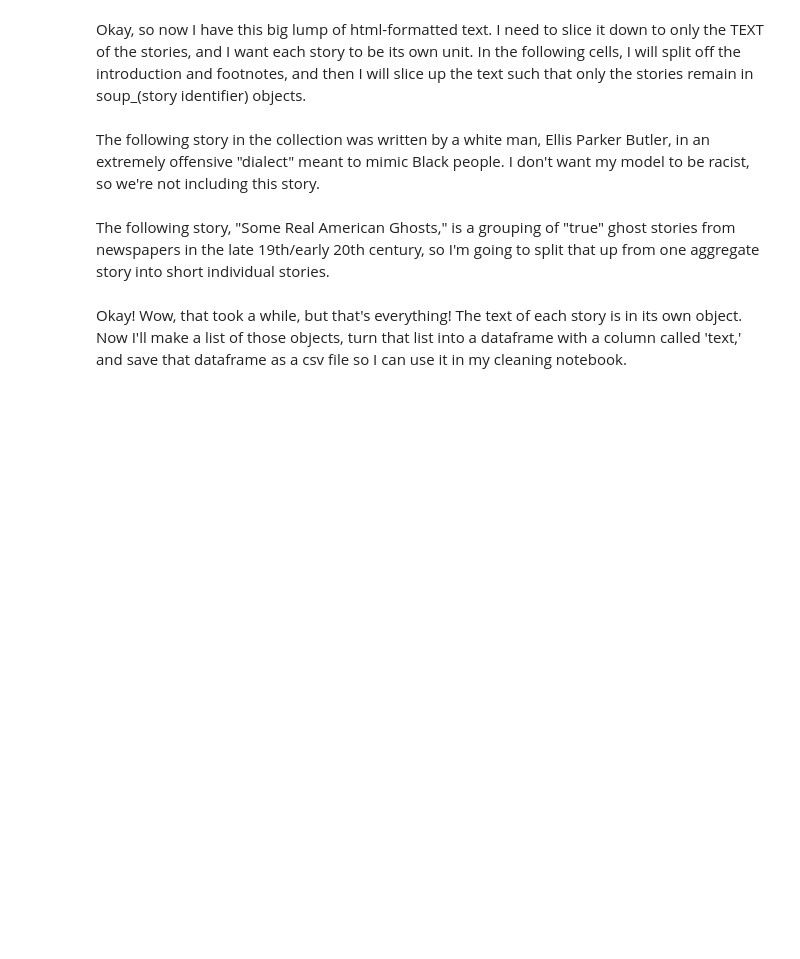
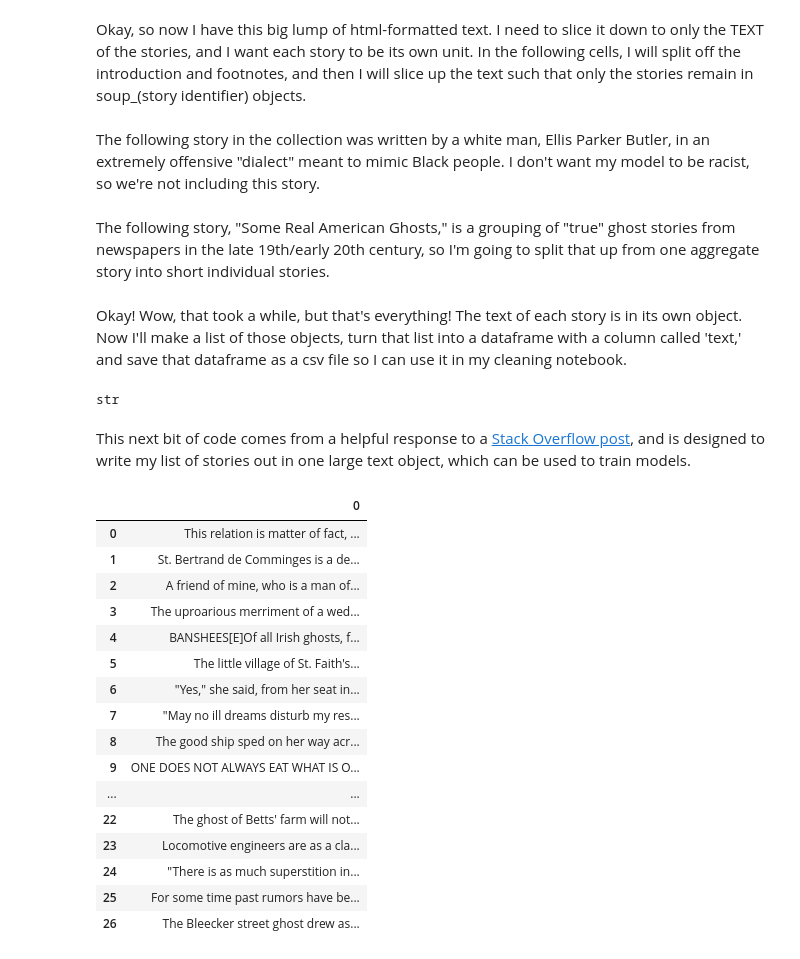
Before and after one commit to HRL-dev/Ghost-Generator, a Jupyter notebook: data_gathering_formatting.ipynb, the cells around one changed output. Drawn from its saved outputs; the diff is of its cells as text; code cells hidden in the pictures; blank space fills up the shorter version.

```diff
--- a/data_gathering_formatting.ipynb
+++ b/data_gathering_formatting.ipynb
@@ -232,3 +232,11 @@ story_list = [soup_de_foe, soup_mr_james, soup_lytton, soup_kompert, soup_banshe
              soup_sullivan, soup_giant, soup_national, soup_genuine, soup_baggage,
              soup_drummer, soup_funk, soup_maryland, soup_peg, soup_apparition,
              soup_idiot, soup_model, soup_down, soup_cypher, soup_ct, soup_diamond, soup_full]
+# %%
+story_list = [story.replace("\n", "") for story in story_list]
+# %%
+type(story_list[0])
+# %% [output]
+str
+# %% [markdown]
+This next bit of code comes from a helpful response to a [Stack Overflow post](https://stackoverflow.com/questions/36039919/beautifulsoup-output-to-txt-file), and is designed to write my list of stories out in one large text object, which can be used to train models.
@@ -235,5 +250,25 @@ story_list = [soup_de_foe, soup_mr_james, soup_lytton, soup_kompert, soup_banshe
 # %%
 stories = pd.DataFrame(data = story_list)
+# %%
+stories
+# %% [output]
+|  | 0 |
+| 0 | This relation is matter of fact, ... |
+| 1 | St. Bertrand de Comminges is a de... |
+| 2 | A friend of mine, who is a man of... |
+| 3 | The uproarious merriment of a wed... |
+| 4 | BANSHEES[E]Of all Irish ghosts, f... |
+| 5 | The little village of St. Faith's... |
+| 6 | "Yes," she said, from her seat in... |
+| 7 | "May no ill dreams disturb my res... |
+| 8 | The good ship sped on her way acr... |
+| 9 | ONE DOES NOT ALWAYS EAT WHAT IS O... |
+| ... | ... |
+| 22 | The ghost of Betts' farm will not... |
+| 23 | Locomotive engineers are as a cla... |
+| 24 | "There is as much superstition in... |
+| 25 | For some time past rumors have be... |
+| 26 | The Bleecker street ghost drew as... |
 # %%
 stories = stories.rename(columns = {0 : 'text'})
 # %%
```
Also changed, not shown: parts of 1 cell of this notebook, 14 other files.
